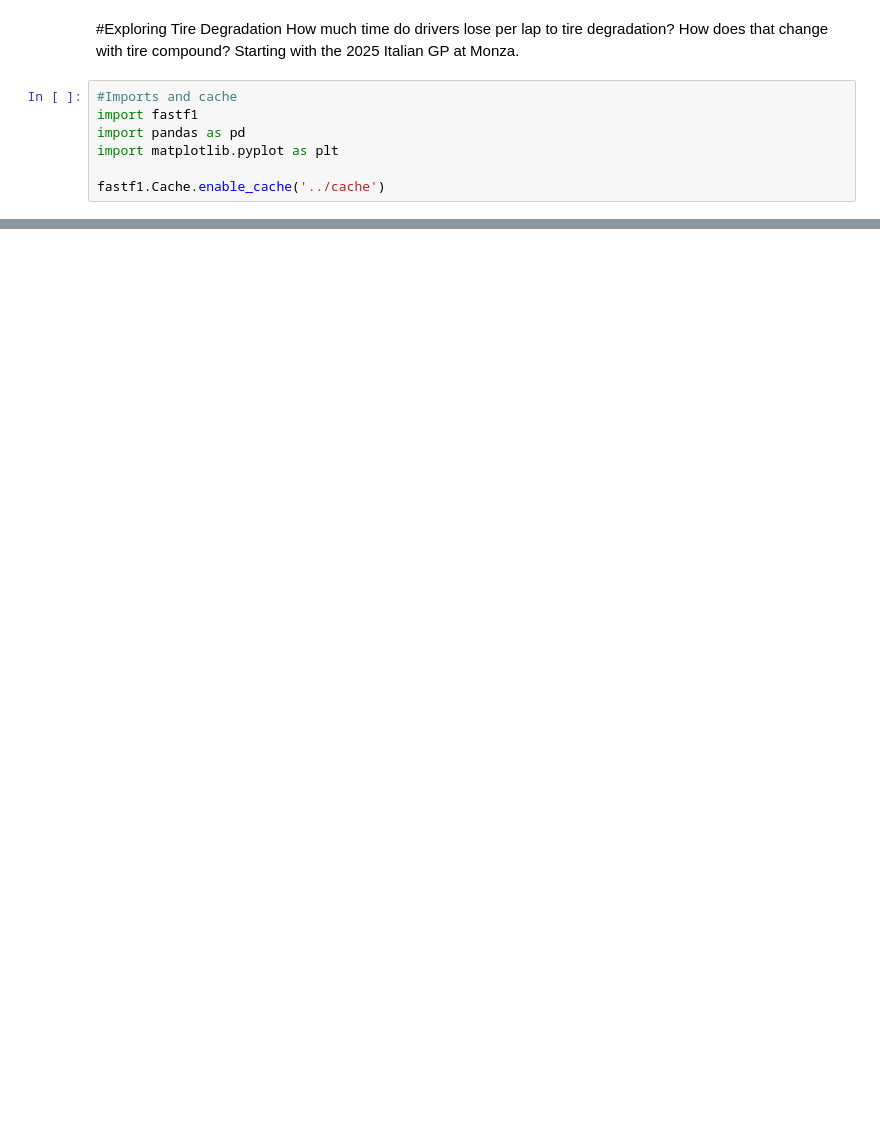
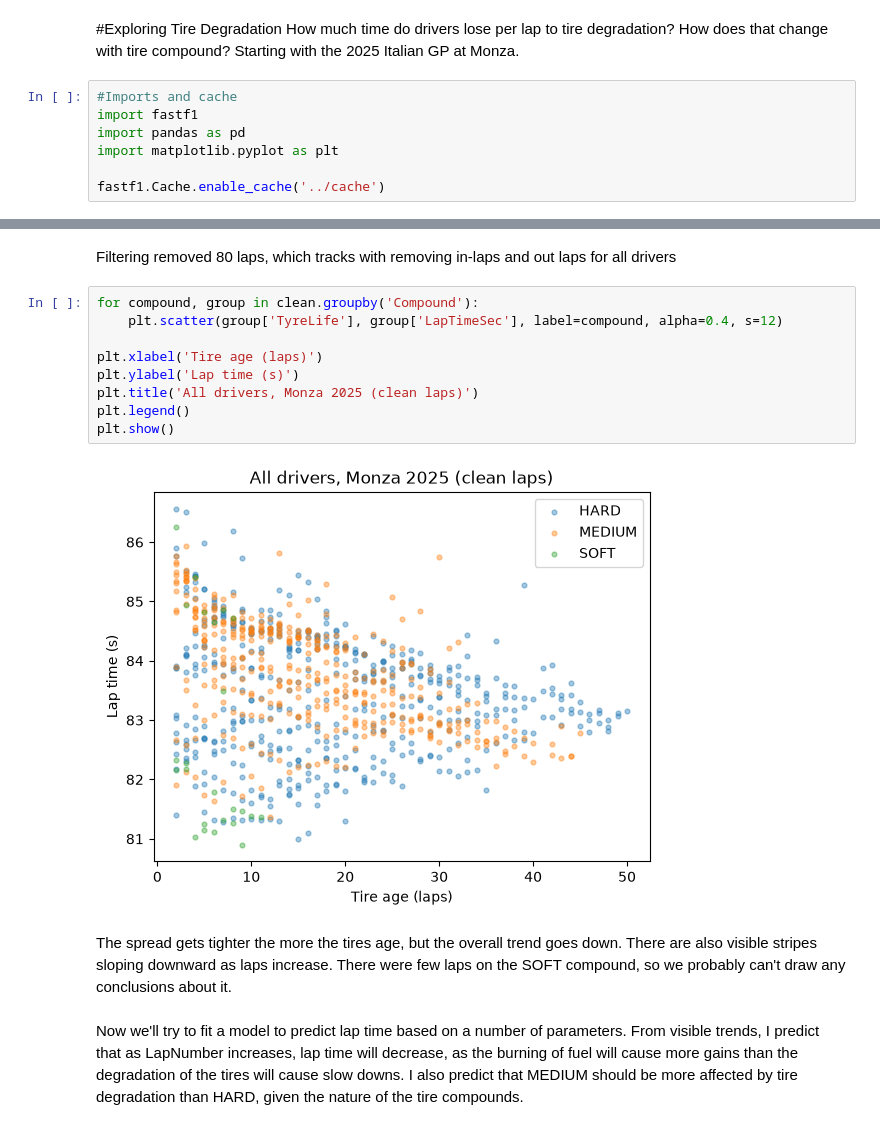
Before and after one commit to ashw-n/F1-Tire-Degradation, a Jupyter notebook: notebooks/01_explore.ipynb, the cells around one changed output, grey strips where cells are left out. Saved outputs shown, nothing was run; the diff lists cells and outputs as text; blank space fills up the shorter version.

```diff
--- a/notebooks/01_explore.ipynb
+++ b/notebooks/01_explore.ipynb
@@ -59,0 +101,17 @@ print(laps.total_laps)
+# %% [markdown]
+Filtering removed 80 laps, which tracks with removing in-laps and out laps for all drivers
+# %%
+for compound, group in clean.groupby('Compound'):
+    plt.scatter(group['TyreLife'], group['LapTimeSec'], label=compound, alpha=0.4, s=12)
+
+plt.xlabel('Tire age (laps)')
+plt.ylabel('Lap time (s)')
+plt.title('All drivers, Monza 2025 (clean laps)')
+plt.legend()
+plt.show()
+# %% [output]
+[figure, added]
+# %% [markdown]
+The spread gets tighter the more the tires age, but the overall trend goes down. There are also visible stripes sloping downward as laps increase. There were few laps on the SOFT compound, so we probably can't draw any conclusions about it.
+# %% [markdown]
+Now we'll try to fit a model to predict lap time based on a number of parameters. From visible trends, I predict that as LapNumber increases, lap time will decrease, as the burning of fuel will cause more gains than the degradation of the tires will cause slow downs. I also predict that MEDIUM should be more affected by tire degradation than HARD, given the nature of the tire compounds.
```
Also changed, not shown: parts of 9 cells of this notebook.
